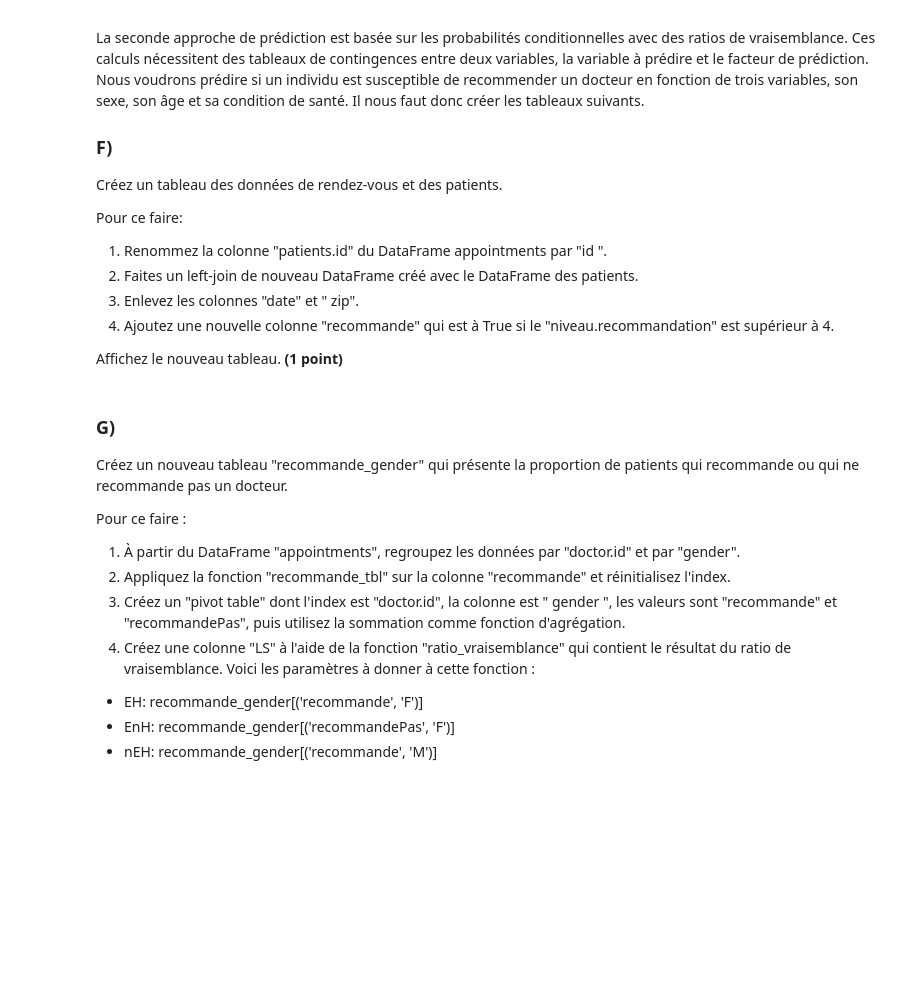
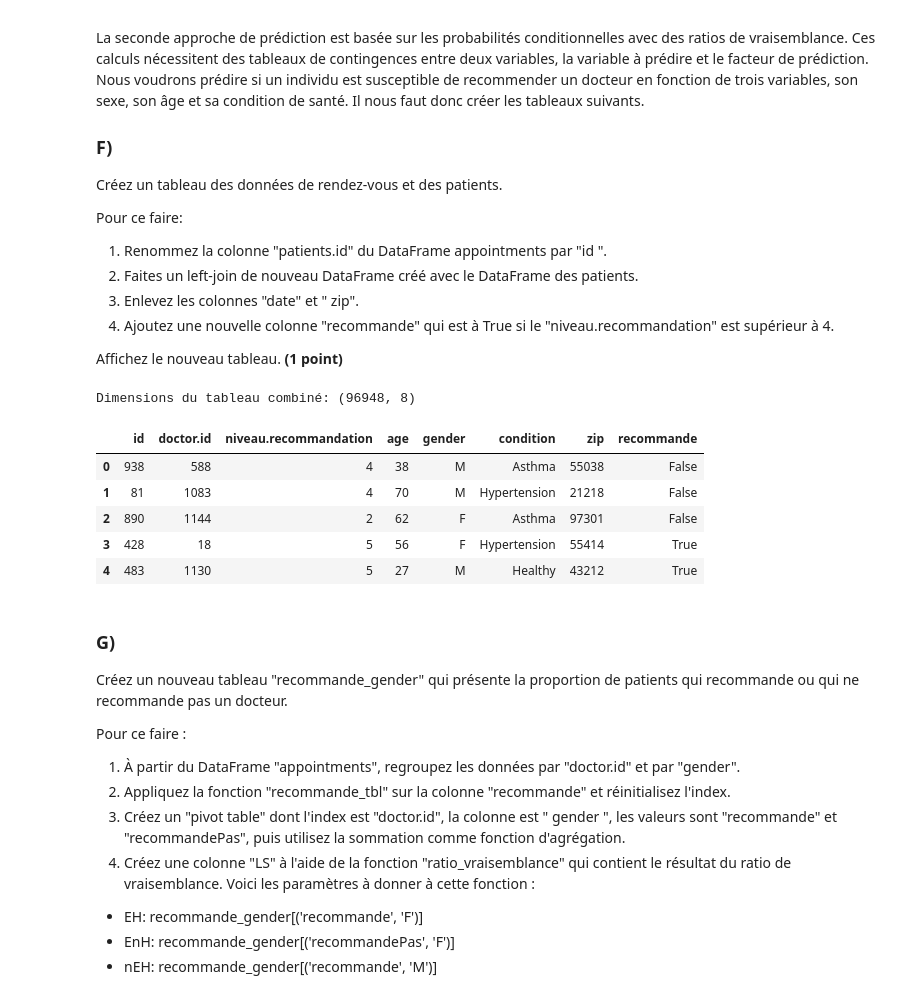
Before and after one commit to o-benz/INF8008, a Jupyter notebook: TP3/TP3.ipynb, the cells around one changed output. Drawn from its saved outputs; the diff is of its cells as text; code cells hidden in the pictures; blank space fills up the shorter version.

```diff
--- a/TP3/TP3.ipynb
+++ b/TP3/TP3.ipynb
@@ -181,3 +367,29 @@ Affichez le nouveau tableau. <b> (1 point) </b>
+# %%
+# Préparation des données pour l'analyse bayésienne
+# 1. Renommer la colonne patient.id du DataFrame appointments
+df_appointments_renamed = df_appointments.rename(columns={"patient.id": "id"})
+
+# 2. Joindre avec le DataFrame des patients (left join)
+df_combined = pd.merge(df_appointments_renamed, df_patients, on="id", how="left")
+
+# 3. Supprimer les colonnes "date" et "zip" si elles existent
+columns_to_drop = [col for col in ["date", "zip"] if col in df_combined.columns]
+df_combined = df_combined.drop(columns=columns_to_drop)
+
+# 4. Ajouter une colonne "recommande" (True si niveau.recommandation > 4)
+df_combined["recommande"] = df_combined["niveau.recommandation"] > 4
+
+# Afficher le nouveau tableau
+print("Dimensions du tableau combiné:", df_combined.shape)
+df_combined.head()
+# %% [output]
+Dimensions du tableau combiné: (96948, 8)
+|  | id | doctor.id | niveau.recommandation | age | gender | condition | zip | recommande |
+| 0 | 938 | 588 | 4 | 38 | M | Asthma | 55038 | False |
+| 1 | 81 | 1083 | 4 | 70 | M | Hypertension | 21218 | False |
+| 2 | 890 | 1144 | 2 | 62 | F | Asthma | 97301 | False |
+| 3 | 428 | 18 | 5 | 56 | F | Hypertension | 55414 | True |
+| 4 | 483 | 1130 | 5 | 27 | M | Healthy | 43212 | True |
 # %% [markdown]
 ### G)
 
```
Also changed, not shown: parts of 22 cells of this notebook, 6 other files.
